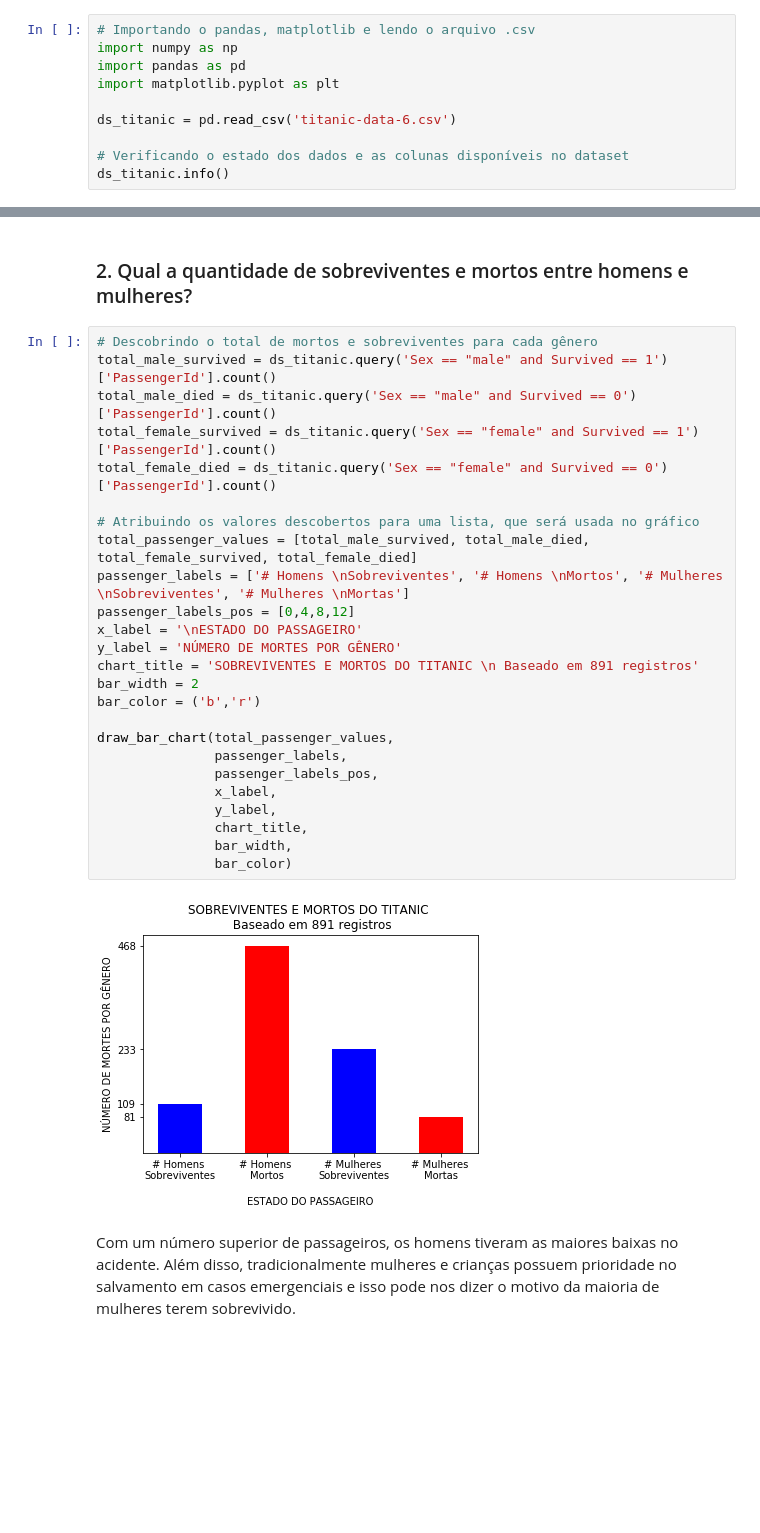
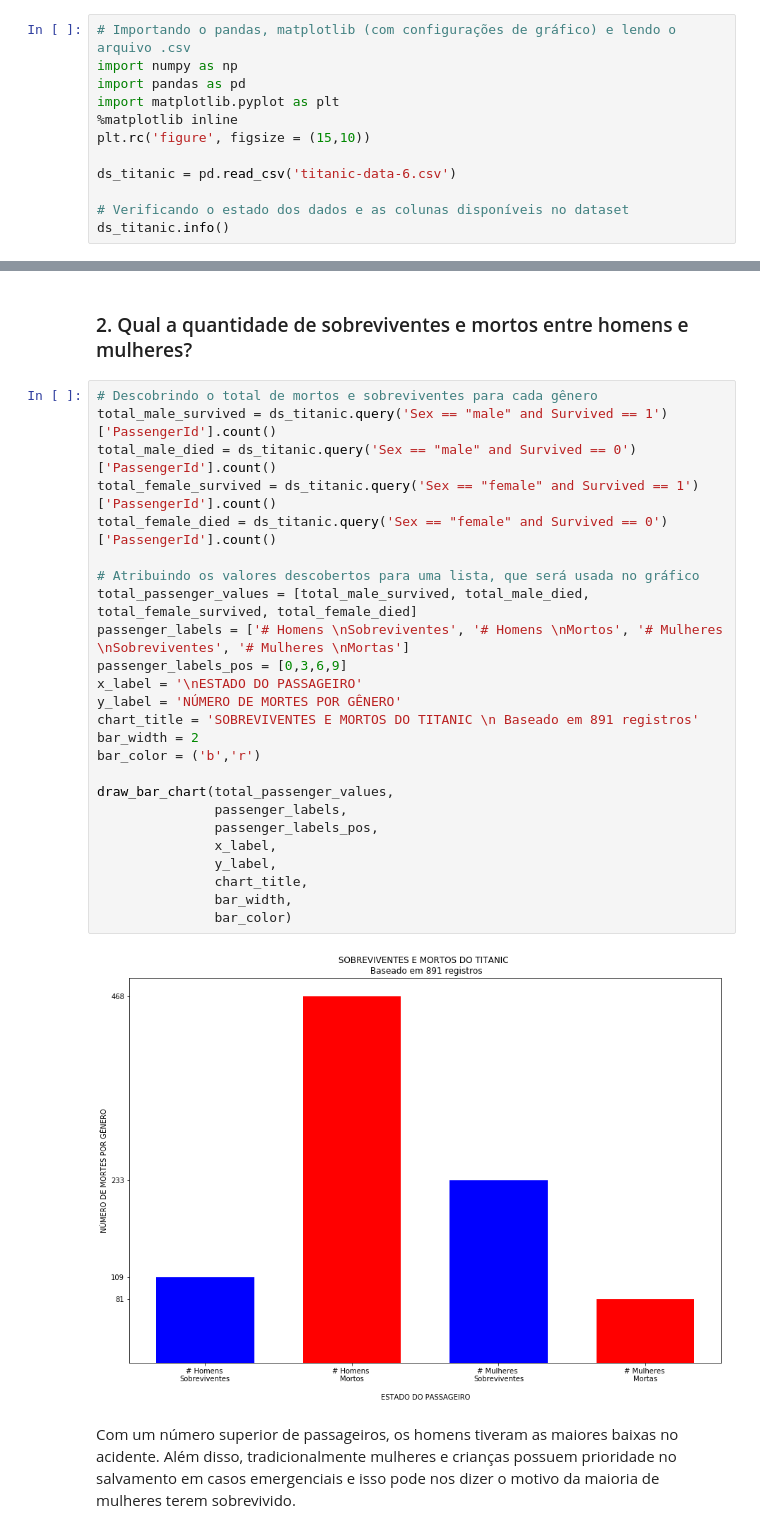
Before and after one commit to Anderson-hrz/ds1-udacity-projeto-02, a Jupyter notebook: projeto-02-analise-titanic.ipynb, the cells around one changed output, grey strips where cells are left out. Cells and saved outputs as stored; diff of their text form; blank space fills up the shorter version.

```diff
--- a/projeto-02-analise-titanic.ipynb
+++ b/projeto-02-analise-titanic.ipynb
@@ -24,10 +24,12 @@ Entre os dados obtidos dos passageiros, buscamos responder às seguintes questõ
 ## 2. Limpeza dos dados
 Iremos importar o dataset, fazer uma exploração nos dados e começar a entender quais limpezas e preparações precisam ser feitas.
 # %%
-# Importando o pandas, matplotlib e lendo o arquivo .csv
+# Importando o pandas, matplotlib (com configurações de gráfico) e lendo o arquivo .csv
 import numpy as np
 import pandas as pd
 import matplotlib.pyplot as plt
+%matplotlib inline
+plt.rc('figure', figsize = (15,10))
 
 ds_titanic = pd.read_csv('titanic-data-6.csv')
 
@@ -205,30 +212,30 @@ De todos os registros do dataset utilizado, podemos ver que a quantidade de pass
 # %%
 # Descobrindo o total de mortos e sobreviventes para cada gênero
 total_male_survived = ds_titanic.query('Sex == "male" and Survived == 1')['PassengerId'].count()
 total_male_died = ds_titanic.query('Sex == "male" and Survived == 0')['PassengerId'].count()
 total_female_survived = ds_titanic.query('Sex == "female" and Survived == 1')['PassengerId'].count()
 total_female_died = ds_titanic.query('Sex == "female" and Survived == 0')['PassengerId'].count()
 
 # Atribuindo os valores descobertos para uma lista, que será usada no gráfico
 total_passenger_values = [total_male_survived, total_male_died, total_female_survived, total_female_died]
 passenger_labels = ['# Homens \nSobreviventes', '# Homens \nMortos', '# Mulheres \nSobreviventes', '# Mulheres \nMortas']
-passenger_labels_pos = [0,4,8,12]
+passenger_labels_pos = [0,3,6,9]
 x_label = '\nESTADO DO PASSAGEIRO'
 y_label = 'NÚMERO DE MORTES POR GÊNERO'
 chart_title = 'SOBREVIVENTES E MORTOS DO TITANIC \n Baseado em 891 registros'
 bar_width = 2
 bar_color = ('b','r')
 
 draw_bar_chart(total_passenger_values,
                passenger_labels,
                passenger_labels_pos,
                x_label,
                y_label,
                chart_title,
                bar_width,
                bar_color)
 # %% [output]
-[figure, old version]
+[figure, new version]
 # %% [markdown]
 Com um número superior de passageiros, os homens tiveram as maiores baixas no acidente. Além disso, tradicionalmente mulheres e crianças possuem prioridade no salvamento em casos emergenciais e isso pode nos dizer o motivo da maioria de mulheres terem sobrevivido.
 # %% [markdown]
```
Also changed, not shown: parts of 13 cells of this notebook.
